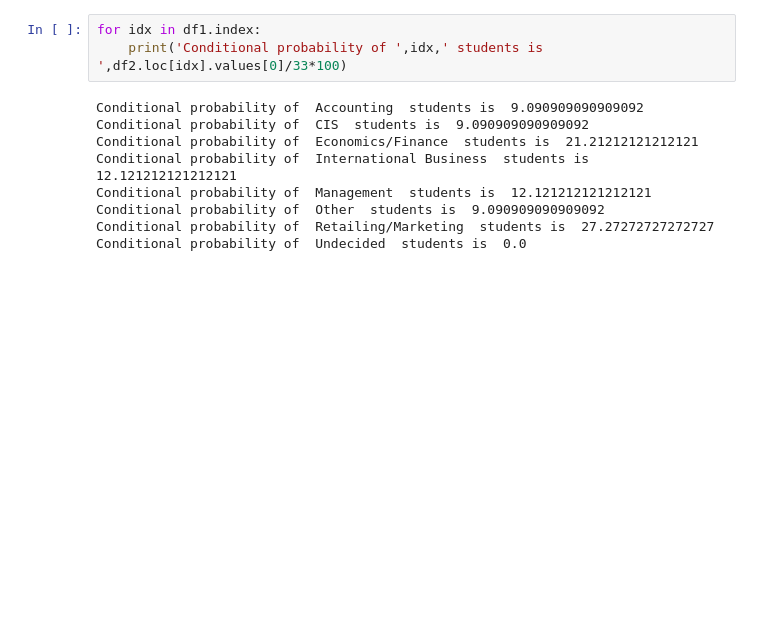
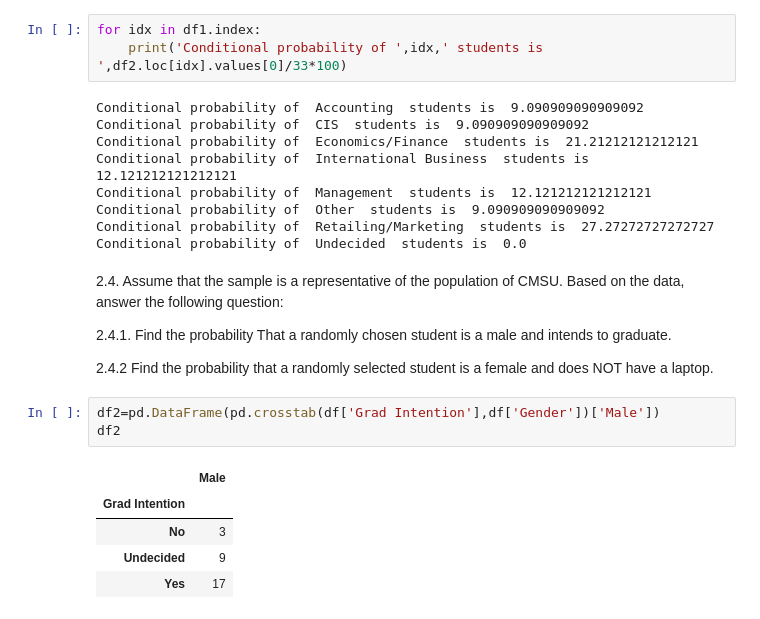
Before and after one commit to sandheepgopinath/Code-Repository, a Jupyter notebook: Basics/Survey/survey.ipynb, the cells around one changed output. Drawn from its saved outputs; the diff is of its cells as text; blank space fills up the shorter version.

```diff
--- a/Basics/Survey/survey.ipynb
+++ b/Basics/Survey/survey.ipynb
@@ -141,3 +141,18 @@ Conditional probability of  Management  students is  12.121212121212121
 Conditional probability of  Other  students is  9.090909090909092
 Conditional probability of  Retailing/Marketing  students is  27.27272727272727
 Conditional probability of  Undecided  students is  0.0
+# %% [markdown]
+2.4. Assume that the sample is a representative of the population of CMSU. Based on the data, answer the following question:
+
+2.4.1. Find the probability That a randomly chosen student is a male and intends to graduate.
+
+2.4.2 Find the probability that a randomly selected student is a female and does NOT have a laptop.
+# %%
+df2=pd.DataFrame(pd.crosstab(df['Grad Intention'],df['Gender'])['Male'])
+df2
+# %% [output]
+|  | Male |
+| Grad Intention |  |
+| No | 3 |
+| Undecided | 9 |
+| Yes | 17 |
```
Also changed, not shown: parts of 22 cells of this notebook.
